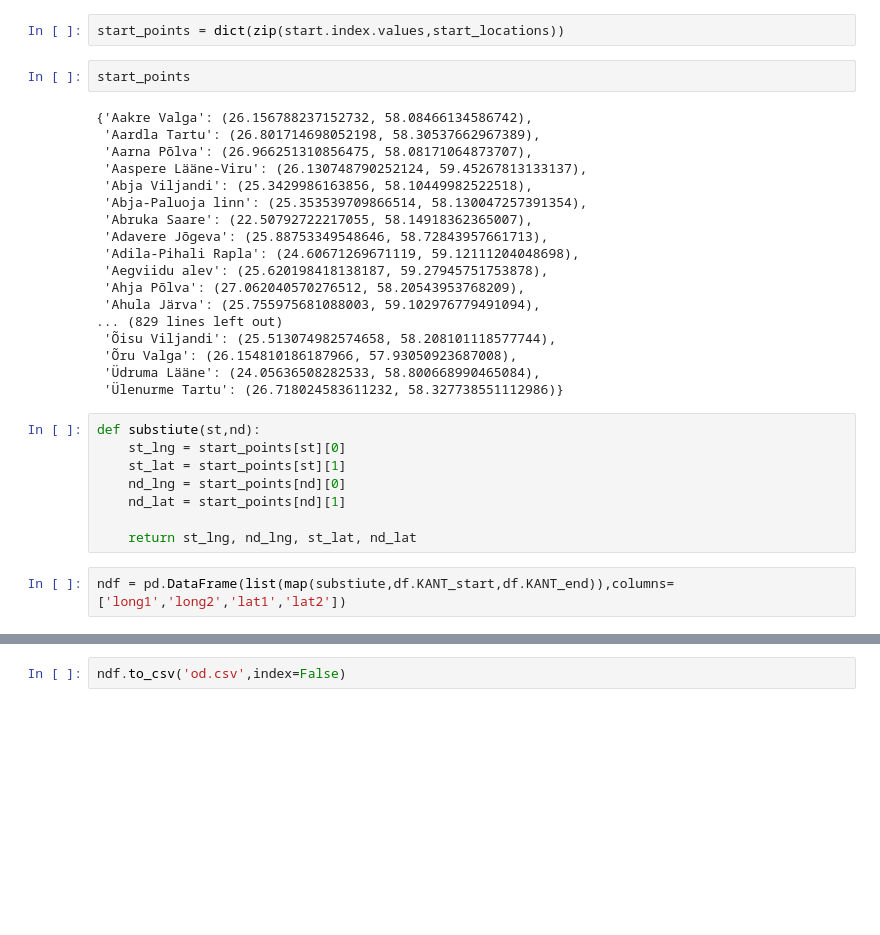
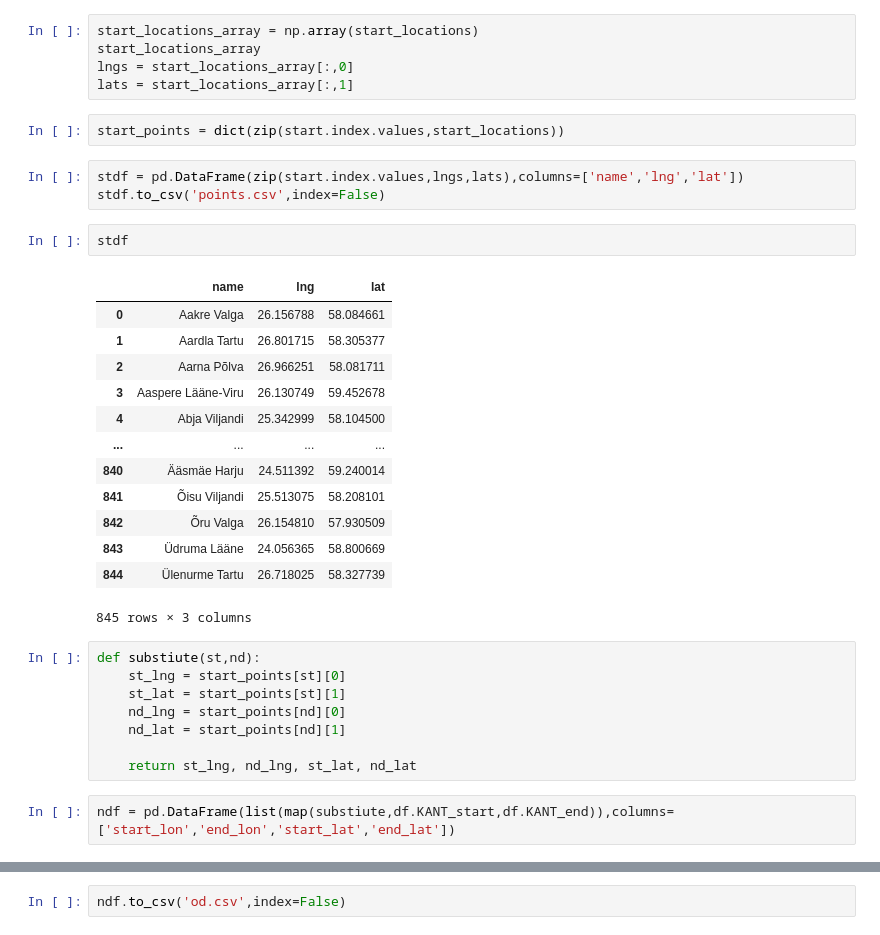
Before and after one commit to MINIMALaq/Connection_plot_on_the_map, a Jupyter notebook: pre_process.ipynb, the cells around one changed output, grey strips where cells are left out. Cells and saved outputs as stored; diff of their text form; blank space fills up the shorter version.

```diff
--- a/pre_process.ipynb
+++ b/pre_process.ipynb
@@ -77,28 +77,32 @@ def transformer(x,y):
     return (EPSG_4326_point.x,EPSG_4326_point.y)
 # %%
 start_locations  = list(map(transformer,start.X_start,start.Y_start))
+# %%
+start_locations_array = np.array(start_locations)
+start_locations_array
+lngs = start_locations_array[:,0]
+lats = start_locations_array[:,1]
 # %%
 start_points = dict(zip(start.index.values,start_locations))
-# %%
-start_points
-# %% [output]
-{'Aakre Valga': (26.156788237152732, 58.08466134586742),
- 'Aardla Tartu': (26.801714698052198, 58.30537662967389),
- 'Aarna Põlva': (26.966251310856475, 58.08171064873707),
- 'Aaspere Lääne-Viru': (26.130748790252124, 59.45267813133137),
- 'Abja Viljandi': (25.3429986163856, 58.10449982522518),
- 'Abja-Paluoja linn': (25.353539709866514, 58.130047257391354),
- 'Abruka Saare': (22.50792722217055, 58.14918362365007),
- 'Adavere Jõgeva': (25.88753349548646, 58.72843957661713),
- 'Adila-Pihali Rapla': (24.60671269671119, 59.12111204048698),
- 'Aegviidu alev': (25.620198418138187, 59.27945751753878),
- 'Ahja Põlva': (27.062040570276512, 58.20543953768209),
- 'Ahula Järva': (25.755975681088003, 59.102976779491094),
-... (829 lines left out)
- 'Õisu Viljandi': (25.513074982574658, 58.208101118577744),
- 'Õru Valga': (26.154810186187966, 57.93050923687008),
- 'Üdruma Lääne': (24.05636508282533, 58.800668990465084),
- 'Ülenurme Tartu': (26.718024583611232, 58.327738551112986)}
+# %%
+stdf = pd.DataFrame(zip(start.index.values,lngs,lats),columns=['name','lng','lat'])
+stdf.to_csv('points.csv',index=False)
+# %%
+stdf
+# %% [output]
+|  | name | lng | lat |
+| 0 | Aakre Valga | 26.156788 | 58.084661 |
+| 1 | Aardla Tartu | 26.801715 | 58.305377 |
+| 2 | Aarna Põlva | 26.966251 | 58.081711 |
+| 3 | Aaspere Lääne-Viru | 26.130749 | 59.452678 |
+| 4 | Abja Viljandi | 25.342999 | 58.104500 |
+| ... | ... | ... | ... |
+| 840 | Ääsmäe Harju | 24.511392 | 59.240014 |
+| 841 | Õisu Viljandi | 25.513075 | 58.208101 |
+| 842 | Õru Valga | 26.154810 | 57.930509 |
+| 843 | Üdruma Lääne | 24.056365 | 58.800669 |
+| 844 | Ülenurme Tartu | 26.718025 | 58.327739 |
+845 rows × 3 columns
 # %%
 def substiute(st,nd):
     st_lng = start_points[st][0]
@@ -108,7 +112,7 @@ def substiute(st,nd):
 
     return st_lng, nd_lng, st_lat, nd_lat
 # %%
-ndf = pd.DataFrame(list(map(substiute,df.KANT_start,df.KANT_end)),columns=['long1','long2','lat1','lat2'])
+ndf = pd.DataFrame(list(map(substiute,df.KANT_start,df.KANT_end)),columns=['start_lon','end_lon','start_lat','end_lat'])
 # %%
 ndf
 # %% [output]
```
Also changed, not shown: parts of 1 cell of this notebook, 5 other files.
